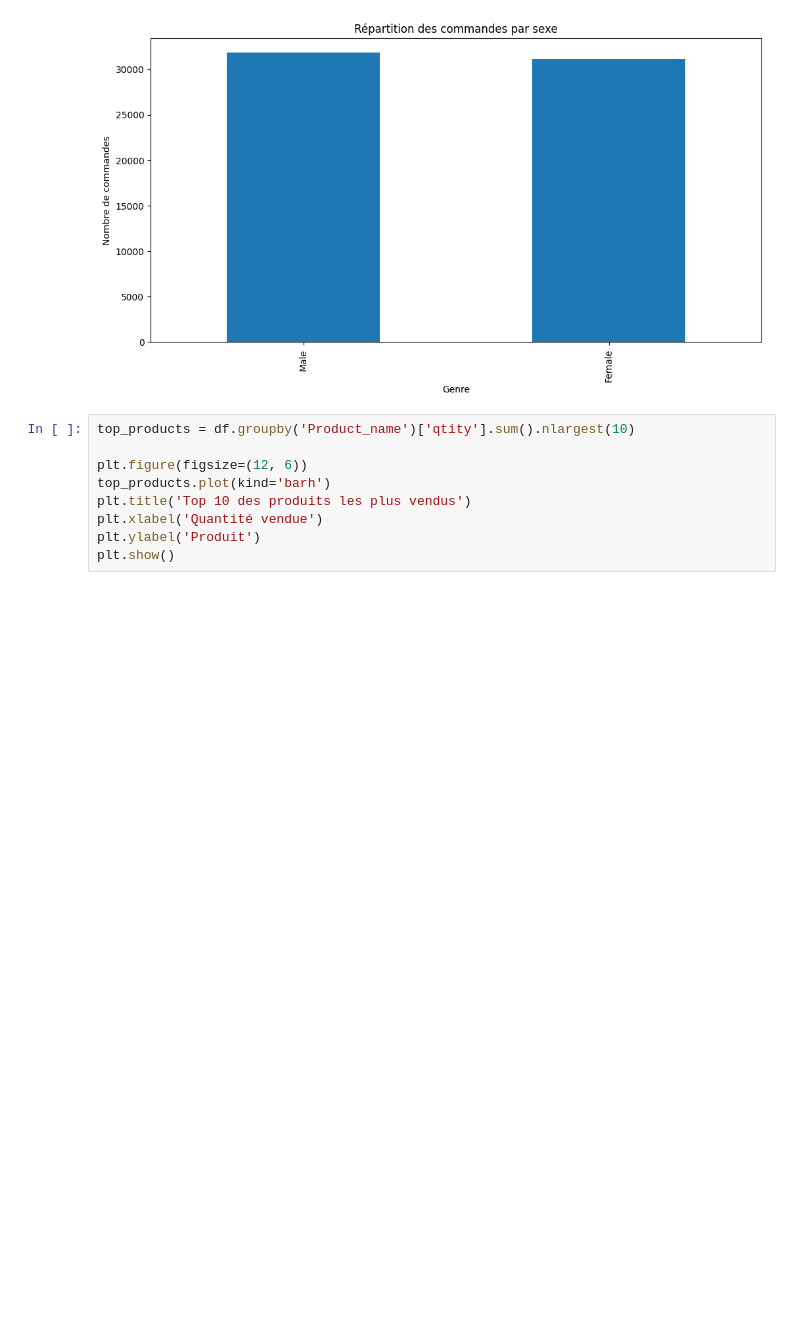
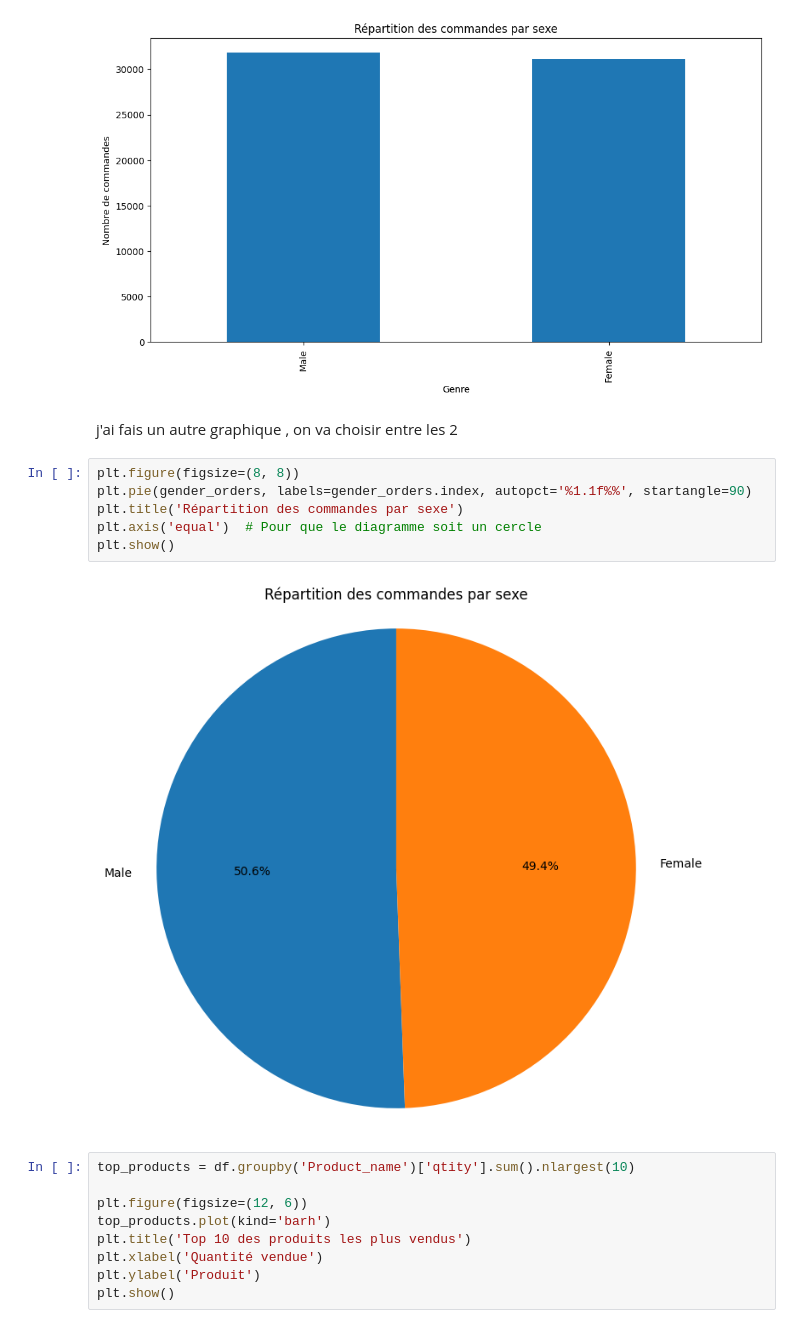
Before and after one commit to audeflo/projet_1, a Jupyter notebook: projet1.ipynb, the cells around one changed output. Saved outputs shown, nothing was run; the diff lists cells and outputs as text; blank space fills up the shorter version.

```diff
--- a/projet1.ipynb
+++ b/projet1.ipynb
@@ -488,6 +488,16 @@ plt.ylabel('Nombre de commandes')
 plt.show()
 # %% [output]
 [figure]
+# %% [markdown]
+j'ai fais un autre graphique , on va choisir entre les 2
+# %%
+plt.figure(figsize=(8, 8))
+plt.pie(gender_orders, labels=gender_orders.index, autopct='%1.1f%%', startangle=90)
+plt.title('Répartition des commandes par sexe')
+plt.axis('equal')  # Pour que le diagramme soit un cercle
+plt.show()
+# %% [output]
+[figure, added]
 # %%
 top_products = df.groupby('Product_name')['qtity'].sum().nlargest(10)
 
```
